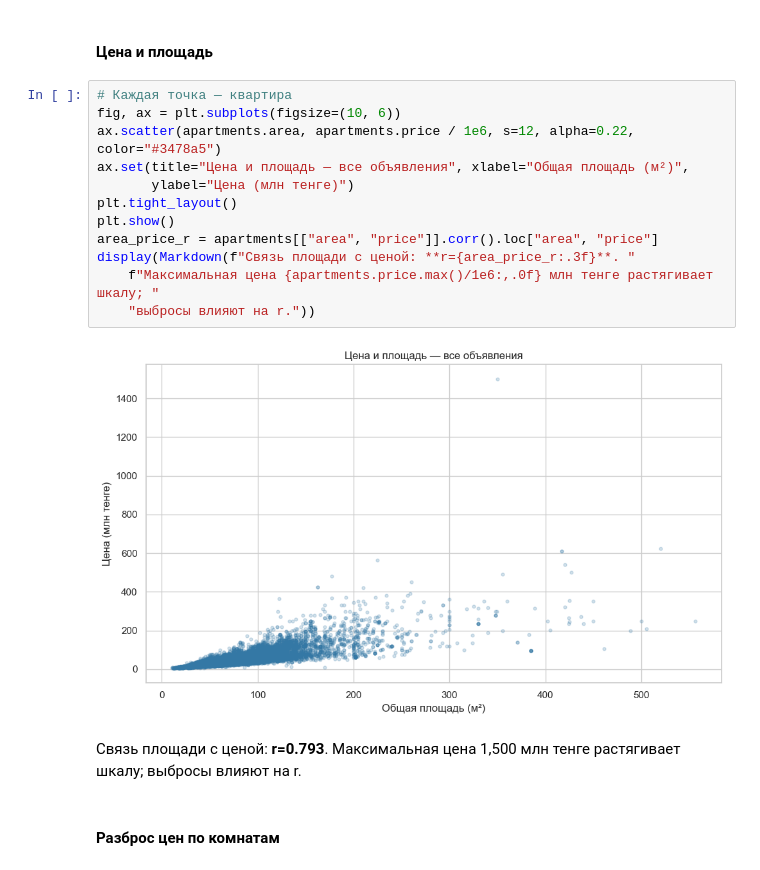
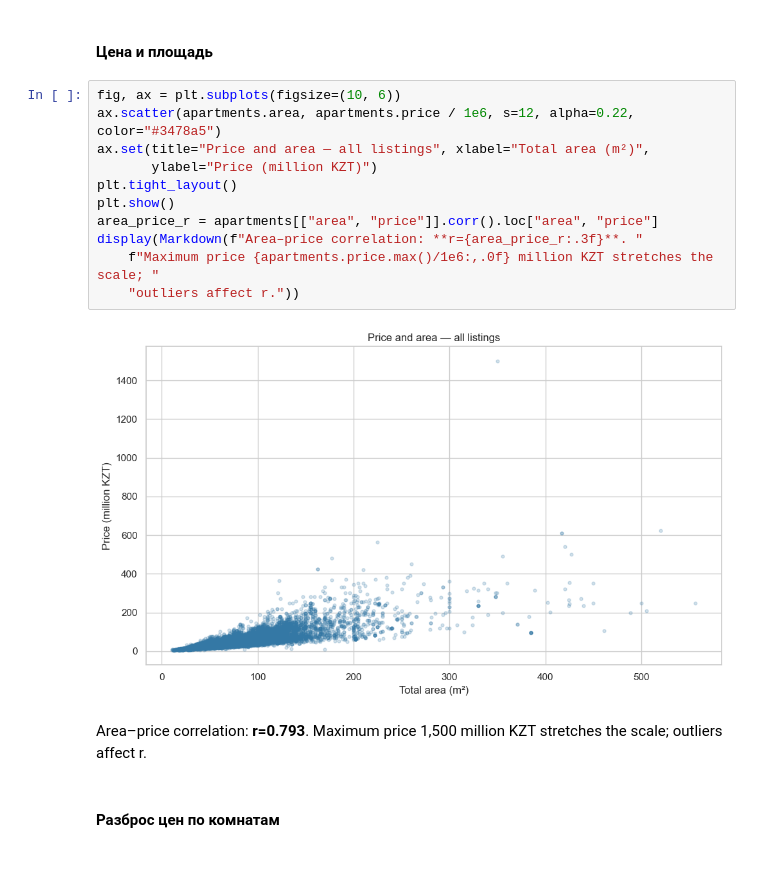
Before and after one commit to zhek1chann/pda, a Jupyter notebook: assignment_2/tasks_3_4_pandas.ipynb, the cells around one changed output. Drawn from its saved outputs; the diff is of its cells as text.

```diff
--- a/assignment_2/tasks_3_4_pandas.ipynb
+++ b/assignment_2/tasks_3_4_pandas.ipynb
@@ -492,20 +483,19 @@ display(Markdown(f"Одна комната: среднее {room_summary.loc[1,
 # %% [markdown]
 #### Цена и площадь
 # %%
-# Каждая точка — квартира
 fig, ax = plt.subplots(figsize=(10, 6))
 ax.scatter(apartments.area, apartments.price / 1e6, s=12, alpha=0.22, color="#3478a5")
-ax.set(title="Цена и площадь — все объявления", xlabel="Общая площадь (м²)",
-       ylabel="Цена (млн тенге)")
+ax.set(title="Price and area — all listings", xlabel="Total area (m²)",
+       ylabel="Price (million KZT)")
 plt.tight_layout()
 plt.show()
 area_price_r = apartments[["area", "price"]].corr().loc["area", "price"]
-display(Markdown(f"Связь площади с ценой: **r={area_price_r:.3f}**. "
-    f"Максимальная цена {apartments.price.max()/1e6:,.0f} млн тенге растягивает шкалу; "
-    "выбросы влияют на r."))
+display(Markdown(f"Area–price correlation: **r={area_price_r:.3f}**. "
+    f"Maximum price {apartments.price.max()/1e6:,.0f} million KZT stretches the scale; "
+    "outliers affect r."))
 # %% [output]
-[figure, old version]
+[figure, new version]
-Связь площади с ценой: **r=0.793**. Максимальная цена 1,500 млн тенге растягивает шкалу; выбросы влияют на r.
+Area–price correlation: **r=0.793**. Maximum price 1,500 million KZT stretches the scale; outliers affect r.
 # %% [markdown]
 #### Разброс цен по комнатам
 # %%
```
Also changed, not shown: parts of 14 cells of this notebook, 2 other files.
